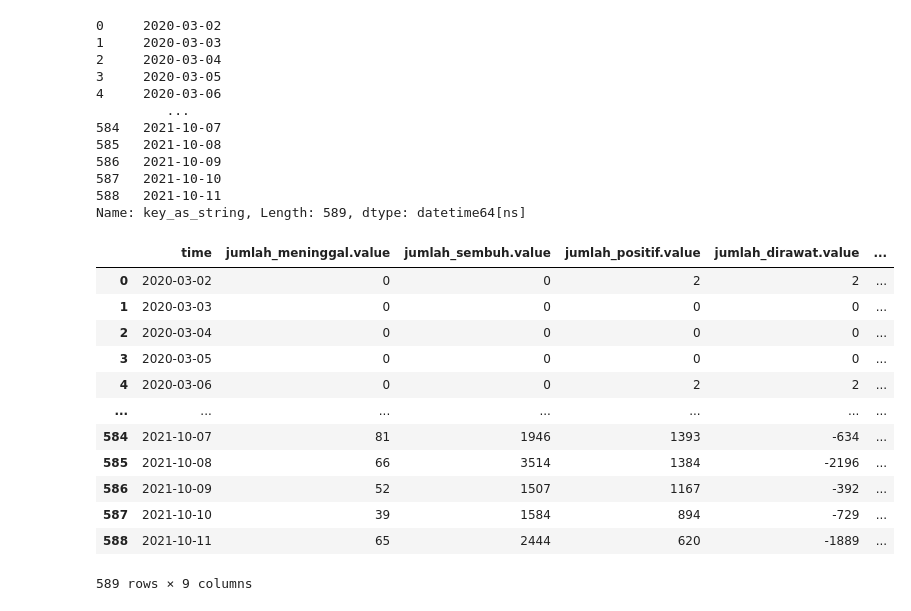
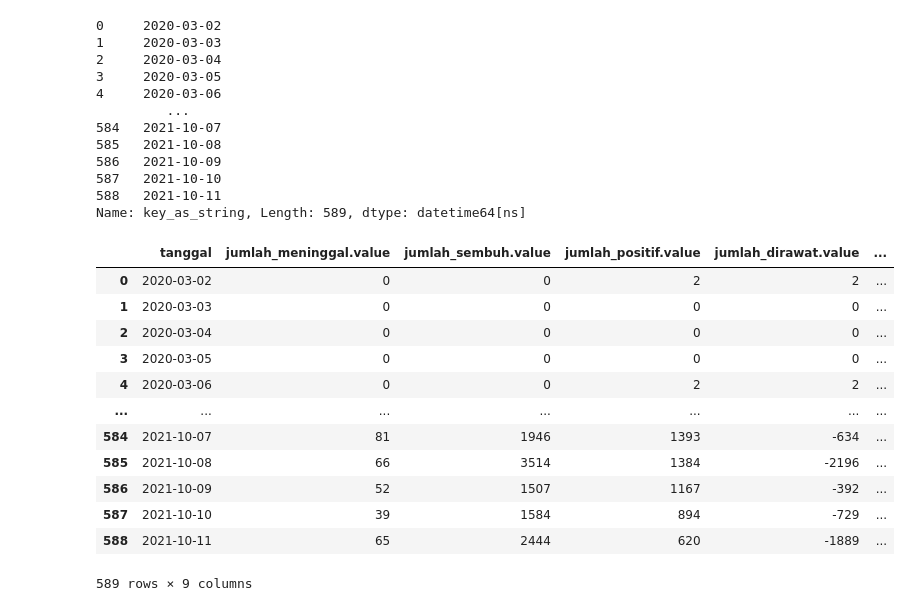
Before and after one commit to sirent/Explore-Covid-19-Gov-Data, a Jupyter notebook: extract_data.ipynb, the cells around one changed output. Cells and saved outputs as stored; diff of their text form; code cells hidden in the pictures.

Commit message:
Change "time" head to "tanggal"

```diff
--- a/extract_data.ipynb
+++ b/extract_data.ipynb
@@ -70,11 +70,11 @@ Name: key_as_string, Length: 589, dtype: datetime64[ns]
 # %%
 # Markihap kolom key_as_string, key, doc_count
 # Masukin tanggal yang sudah diubah ke dataframe posisi pertama
 del df['key_as_string'], df['key'], df['doc_count']
-df.insert(0, 'time', dtime)
+df.insert(0, 'tanggal', dtime)
 df
 # %% [output]
-|  | time | jumlah_meninggal.value | jumlah_sembuh.value | jumlah_positif.value | jumlah_dirawat.value | ... |
+|  | tanggal | jumlah_meninggal.value | jumlah_sembuh.value | jumlah_positif.value | jumlah_dirawat.value | ... |
 | 0 | 2020-03-02 | 0 | 0 | 2 | 2 | ... |
 | 1 | 2020-03-03 | 0 | 0 | 0 | 0 | ... |
 | 2 | 2020-03-04 | 0 | 0 | 0 | 0 | ... |
```
Also changed, not shown: parts of 1 cell of this notebook, 1 other file.
